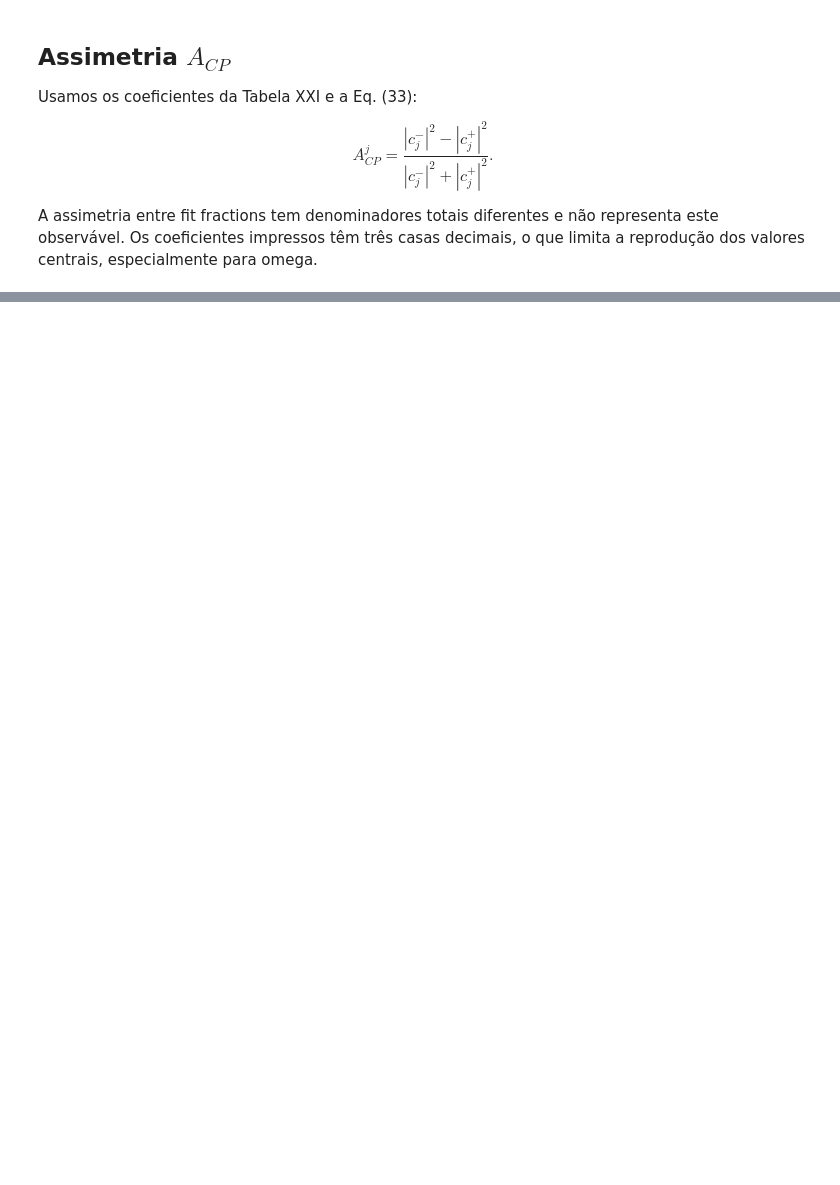
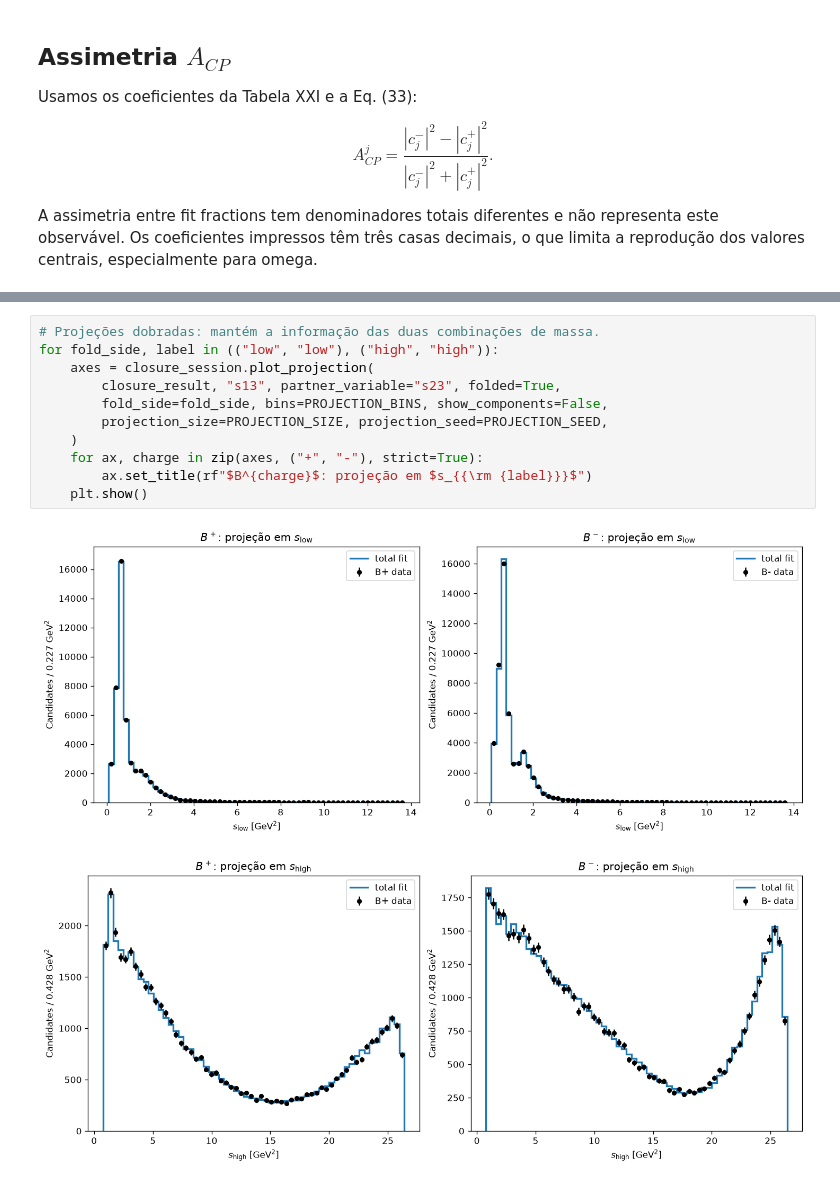
Before and after one commit to JuanBSLeite/DalitzPlotFitter, a Jupyter notebook: notebooks/benchmark/paper_isobar_benchmark.ipynb, the cells around one changed output, grey strips where cells are left out. Saved outputs shown, nothing was run; the diff lists cells and outputs as text; blank space fills up the shorter version.

```diff
--- a/notebooks/benchmark/paper_isobar_benchmark.ipynb
+++ b/notebooks/benchmark/paper_isobar_benchmark.ipynb
@@ -227,0 +501,14 @@ Isso valida o fitter com sinal puro, mas não substitui a reprodução do ajuste
+# %%
+# Projeções dobradas: mantém a informação das duas combinações de massa.
+for fold_side, label in (("low", "low"), ("high", "high")):
+    axes = closure_session.plot_projection(
+        closure_result, "s13", partner_variable="s23", folded=True,
+        fold_side=fold_side, bins=PROJECTION_BINS, show_components=False,
+        projection_size=PROJECTION_SIZE, projection_seed=PROJECTION_SEED,
+    )
+    for ax, charge in zip(axes, ("+", "-"), strict=True):
+        ax.set_title(rf"$B^{charge}$: projeção em $s_{{\rm {label}}}$")
+    plt.show()
+# %% [output]
+[figure, added]
+[figure, added]
```
Also changed, not shown: parts of 18 cells of this notebook, 1 other file.
